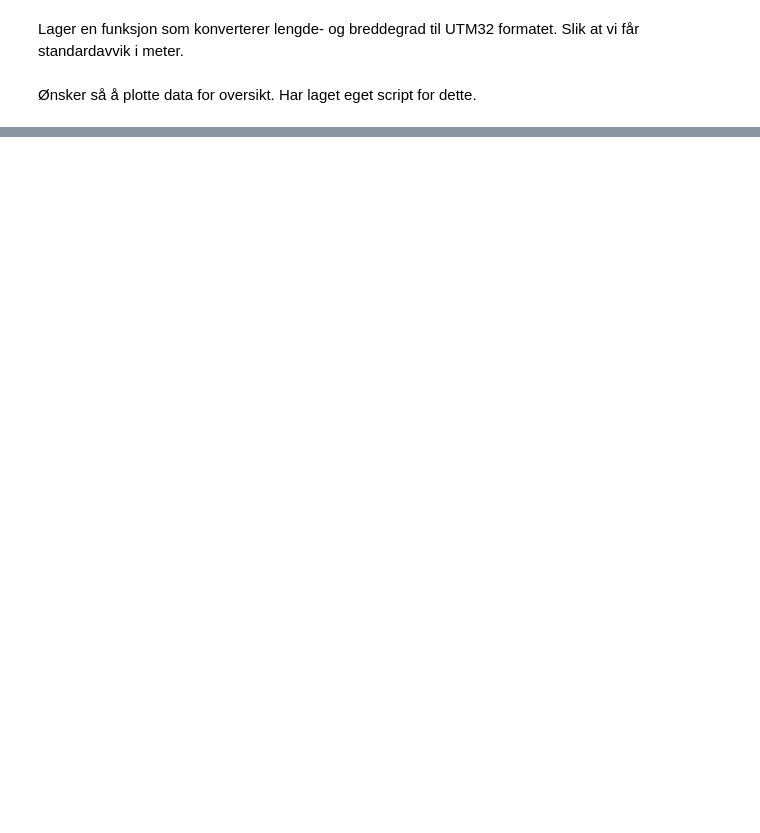
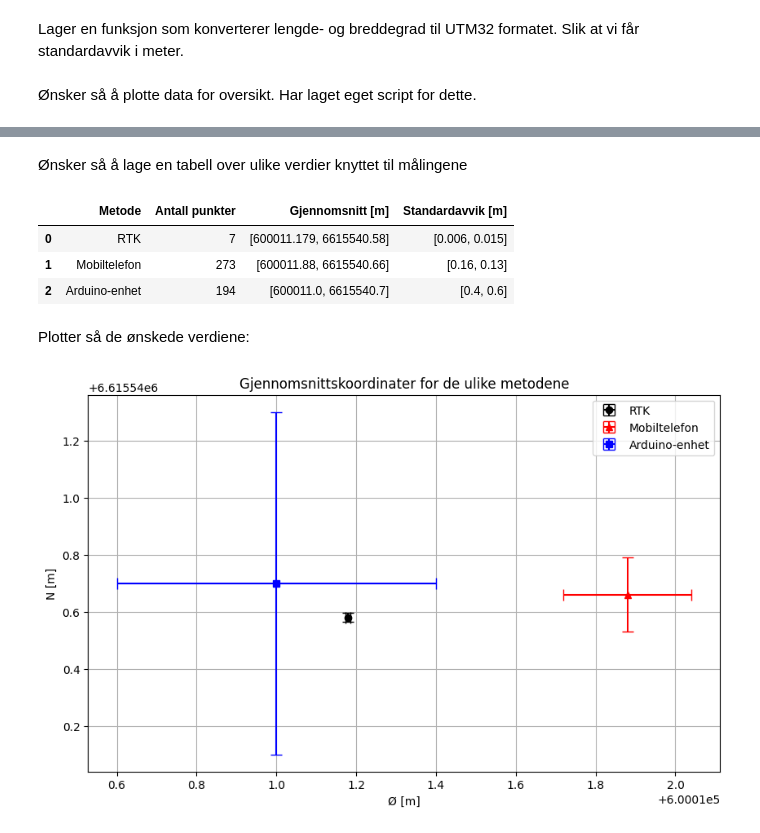
Before and after one commit to TheHellem/IMRT100-Notater, a Jupyter notebook: notebooks/sammenlikning_gnss.ipynb, the cells around one changed output, grey strips where cells are left out. Drawn from its saved outputs; the diff is of its cells as text; code cells hidden in the pictures; blank space fills up the shorter version.

```diff
--- a/notebooks/sammenlikning_gnss.ipynb
+++ b/notebooks/sammenlikning_gnss.ipynb
@@ -73,0 +62,74 @@ find_furthest_east(arduino_arr)
+# %% [markdown]
+Ønsker så å lage en tabell over ulike verdier knyttet til målingene
+# %%
+import numpy as np
+import pandas as pd
+
+data = {
+    'RTK': convert_to_utm32(rtk_arr),
+    'Mobiltelefon': convert_to_utm32(mobil_arr),
+    'Arduino-enhet': convert_to_utm32(arduino_arr),
+}
+
+# Signifikante tall for hver målemetode (i henhold til nøyaktighet i fil)
+# Disse verdiene er funnet ved hvor nøyaktige koordinatene er i filen
+# Og hvor mange meter nøyaktigheten i lengde-og breddegrader tilsvarer
+# Feks  ved 8 desimalpunkter i koordinatet,
+# så målingens nøyaktighet på milimeternivå
+
+precision_dict = {
+    'RTK': 3,
+    'Mobiltelefon': 3,
+    'Arduino-enhet': 2
+}
+
+# Finner gjennomsnittskoordinat og standardavvik
+def analyze_coordinates(arr, method=''):
+    arr_mean = np.mean(arr, axis=0)
+    arr_std = np.std(arr, axis=0)
+    arr_size = len(arr)
+    return [method, arr_size, arr_mean, arr_std]
+
+# Funksjon for å finne avrunde avledede enheter til rette sifnifikant tall
+def adjust_significant_figures(value, precision):
+    if isinstance(value, list):
+        return [round(v, precision) for v in value]
+    return round(value, precision)
+
+# Lager en dataframe og skriver en csv fil
+def create_dataframe(coord_dict):
+    data_list = []
+    for method, arr in coord_dict.items():
+        _, arr_size, arr_mean, arr_std = analyze_coordinates(arr, method)
+        row = [method, arr_size, arr_mean.tolist(), arr_std.tolist()]
+        data_list.append(row)
+    df = pd.DataFrame(data_list, columns=[
+                      'Metode', 'Antall punkter', 'Gjennomsnitt [m]', 'Standardavvik [m]'])
+
+    # Anvender signifikante tall funksjonen
+    df['Gjennomsnitt [m]'] = df.apply(lambda row: adjust_significant_figures(
+        row['Gjennomsnitt [m]'], precision_dict[row['Metode']]), axis=1)
+    df['Standardavvik [m]'] = df.apply(lambda row: adjust_significant_figures(
+        row['Standardavvik [m]'], precision_dict[row['Metode']]), axis=1)
+
+
+    # Skriver til fil
+    df.to_csv('dataset/coordinates_analysis.csv', index=False)
+
+    return df
+
+
+display(create_dataframe(data))
+# %% [output]
+|  | Metode | Antall punkter | Gjennomsnitt [m] | Standardavvik [m] |
+| 0 | RTK | 7 | [600011.179, 6615540.58] | [0.006, 0.015] |
+| 1 | Mobiltelefon | 273 | [600011.88, 6615540.66] | [0.16, 0.13] |
+| 2 | Arduino-enhet | 194 | [600011.0, 6615540.7] | [0.4, 0.6] |
+# %% [markdown]
+Plotter så de ønskede verdiene:
+# %%
+%run plot_with_errorbars.py
+
+plot_coordinates_with_error_bars(create_dataframe(data))
+# %% [output]
+[figure, added]
```
Also changed, not shown: parts of 4 cells of this notebook, 5 other files.
